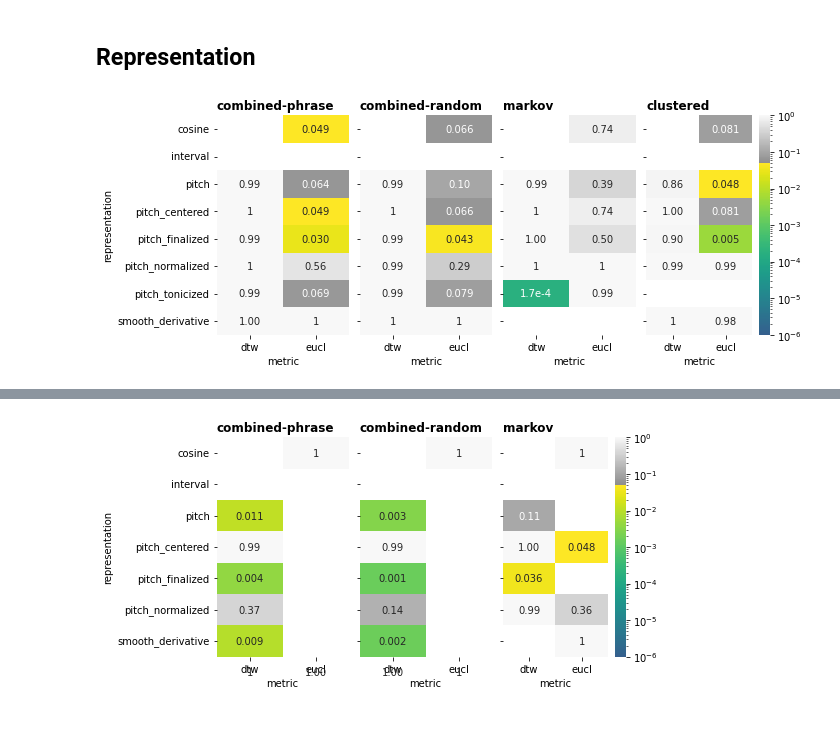
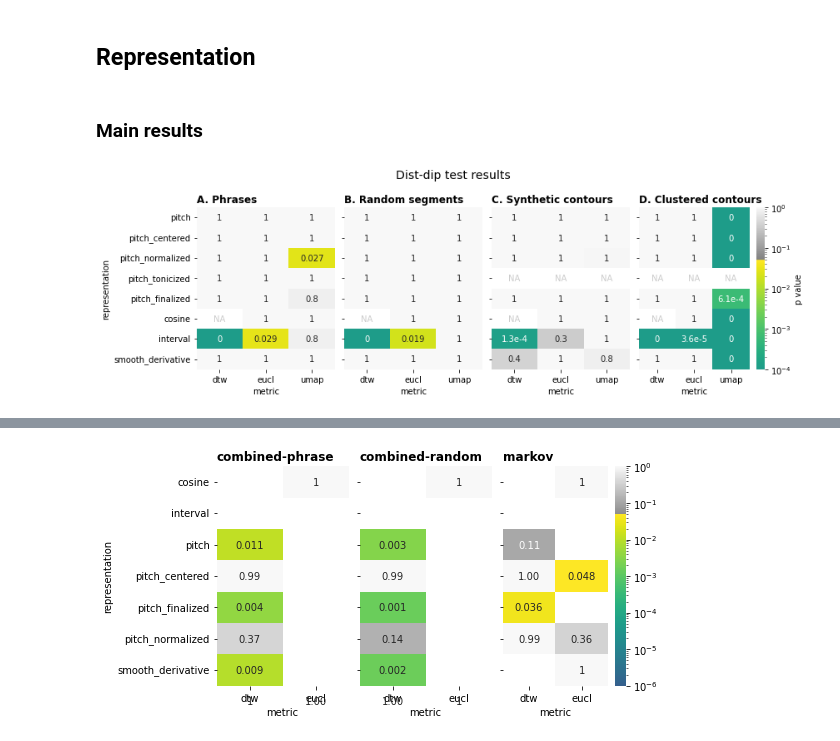
Before and after one commit to bacor/shapes-of-music, a Jupyter notebook: clean_notebooks/Dist-dip test results.ipynb, the cells around one changed output, grey strips where cells are left out. Cells and saved outputs as stored; diff of their text form; code cells hidden in the pictures.

Commit message:
results

```diff
--- a/clean_notebooks/Dist-dip test results.ipynb
+++ b/clean_notebooks/Dist-dip test results.ipynb
@@ -51,10 +69,0 @@ def format_p(p, alpha=0.05, tol=1e-10):
-# %%
-def show_p_values(df, alpha=0.05, vmin=1e-6, vmax=1, gray=True, **kwargs):
-    sns.heatmap(
-        df,
-        annot=df.applymap(format_p, alpha=0.05).values,
-        fmt="",
-        norm=LogNorm(vmin=vmin, vmax=vmax),
-        cmap = get_pval_cmap(vmin, vmax, alpha, gray=gray),
-        **kwargs
-    )
@@ -64,32 +100,4 @@ def show_dip_values(df):
 # %% [markdown]
 ## Representation
-# %%
-def query_pivot(results, query, values='tableone_p', index='representation', columns='metric'):
-    return results.query(query).pivot_table(values=values, index=index, columns=columns)
-
-def show_summary_four_datasets(
-        query, dataset1='combined-phrase', dataset2='combined-random', dataset3='markov', dataset4='clustered', results=results
-    ):
-    fig, (ax0, ax1, ax2, ax3) = plt.subplots(1, 4, sharex=True, sharey=True, figsize=(10, 4), tight_layout=True)
-    df = query_pivot(results, f'{query} and dataset=="{dataset1}"')
-    show_p_values(df, ax=ax0, cbar=False)
-    title(dataset1, ax=ax0)
-
-    df = query_pivot(results, f'{query} and dataset=="{dataset2}"')
-    show_p_values(df, ax=ax1, cbar=False)
-    title(dataset2, ax=ax1)
-    ax1.set_ylabel('')
-
-    df = query_pivot(results, f'{query} and dataset=="{dataset3}"')
-    show_p_values(df, ax=ax2, cbar=False)
-    title(dataset3, ax=ax2)
-    ax2.set_ylabel('')
-
-    df = query_pivot(results, f'{query} and dataset=="{dataset4}"')
-    show_p_values(df, ax=ax3, cbar=True)
-    title(dataset4, ax=ax3)
-    ax3.set_ylabel('')
-
-show_summary_four_datasets('unique=="all" and length=="all" and dimensionality==50')
-# %% [output]
-[figure, removed]
+# %% [markdown]
+### Main results
@@ -95,0 +106,22 @@ show_summary_four_datasets('unique=="all" and length=="all" and dimensionality==
+# %%
+def results_dip_test_representation_vs_metric(query, datasets, titles=None, results=results, values='diptest_p', plot_fn=show_p_values):
+    N = len(datasets)
+    fig, axs = plt.subplots(1, N, sharex=True, sharey=True, figsize=(N*3, 4), tight_layout=True)
+    for i, (ax, dataset) in enumerate(zip(axs, datasets)):
+        df = (results.query(f'{query} and dataset=="{dataset}"')
+            .pivot_table(values=values, index='representation', columns='metric')
+            .reindex(index=ALL_REPRESENTATIONS))
+        plot_fn(df, ax=ax, cbar=i == N-1)
+        title(titles[i] if titles else dataset, ax=ax)
+        if i >= 1:
+            ax.set_ylabel('')
+# %%
+results_dip_test_representation_vs_metric(
+    'unique=="all" and length=="all" and dimensionality==50',
+    datasets=['combined-phrase', 'combined-random', 'markov', 'clustered'],
+    titles=['A. Phrases', 'B. Random segments', 'C. Synthetic contours', 'D. Clustered contours'],
+    values='diptest_p'
+)
+plt.suptitle('Dist-dip test results', fontsize=14);
+# %% [output]
+[figure, added]
```
Also changed, not shown: parts of 33 cells of this notebook, 8 other files.
